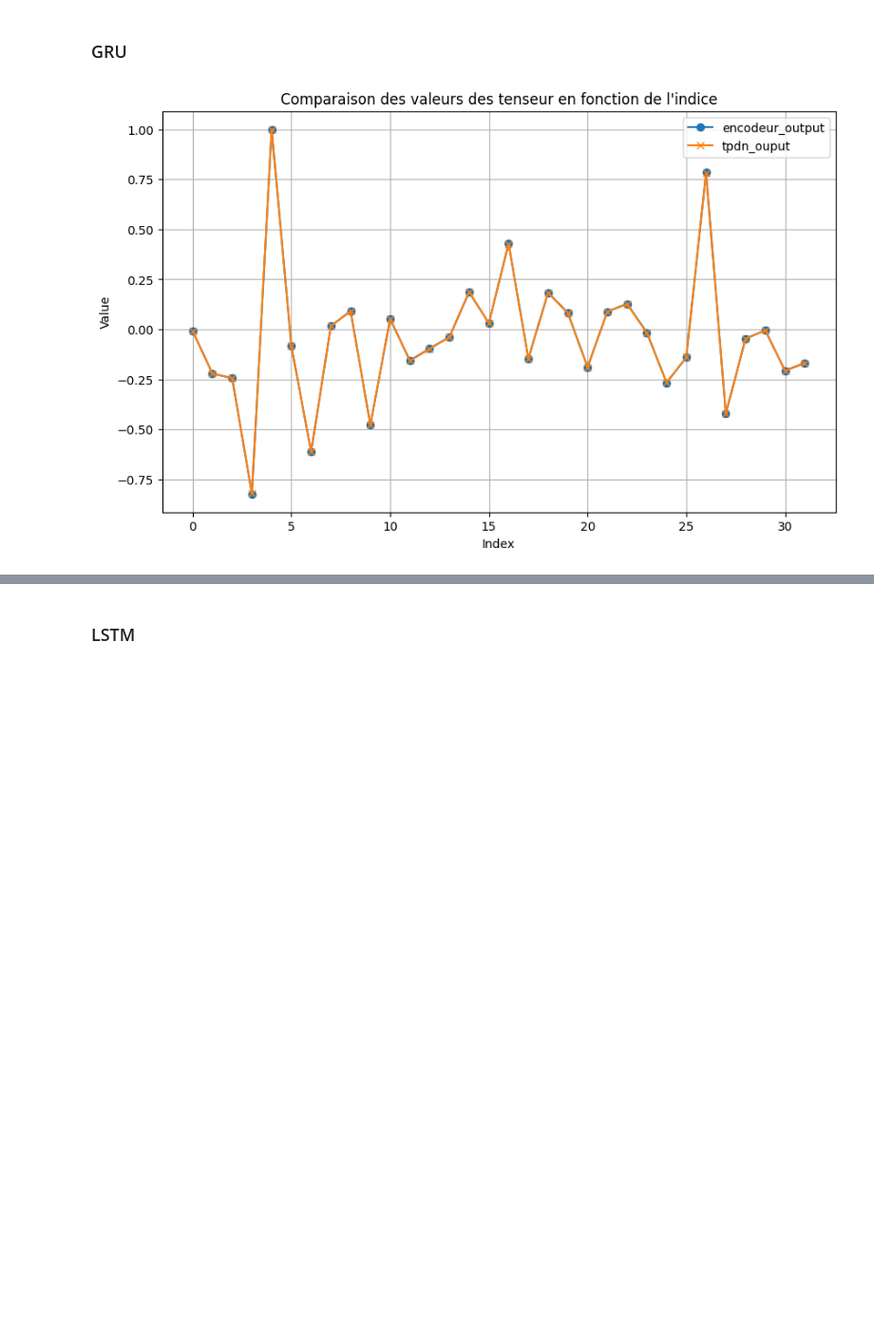
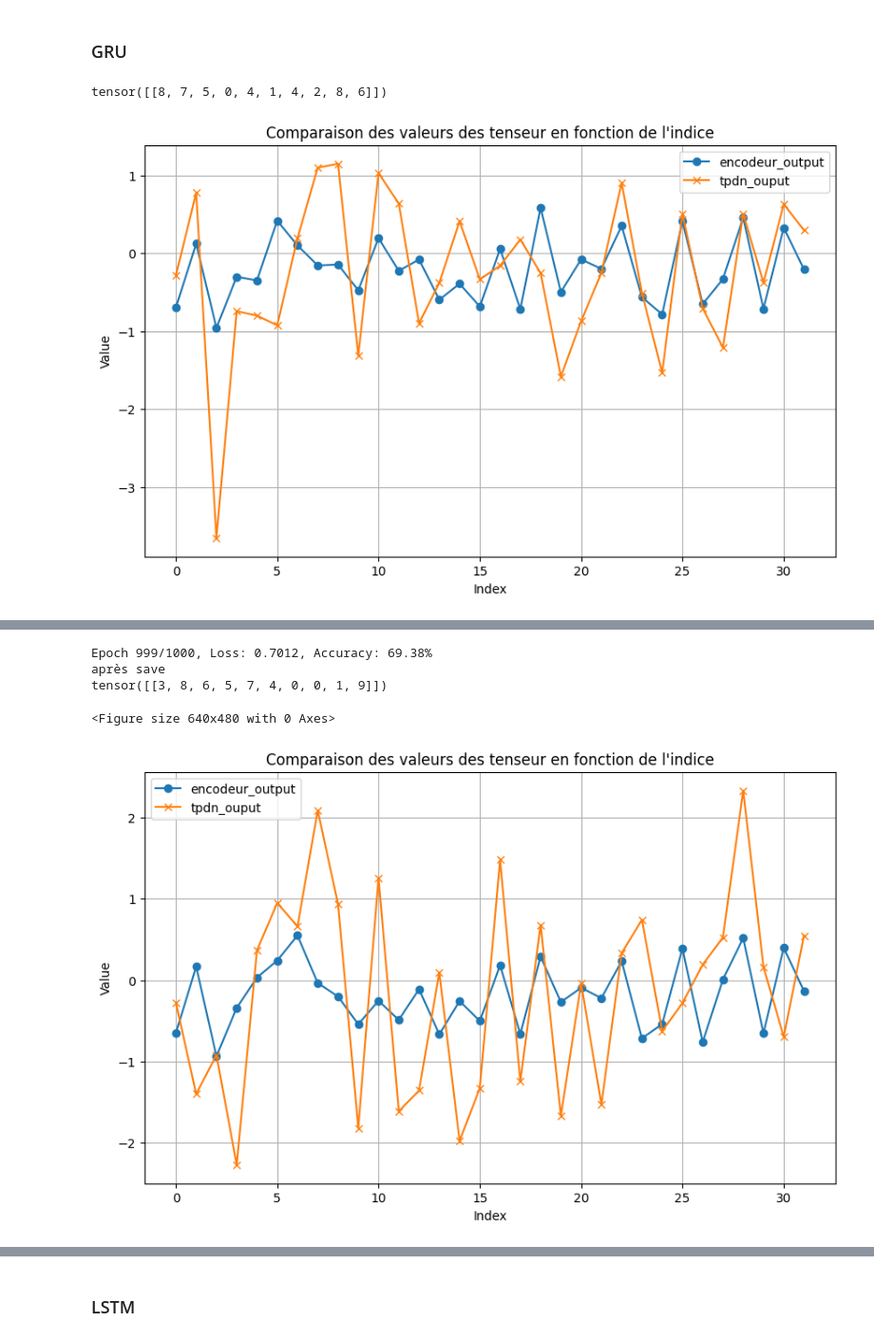
Before and after one commit to baptxste/projet_3A, a Jupyter notebook: partie1.ipynb, the cells around one changed output, grey strips where cells are left out. Shown at 95% size. Cells and saved outputs as stored; diff of their text form; code cells hidden in the pictures; blank space fills up the shorter version.

Commit message:
re train and save correctly part 1

```diff
--- a/partie1.ipynb
+++ b/partie1.ipynb
@@ -34,11 +37,12 @@ output_size = 10
 
 batch_size = 16
 seq_len = 10
-epochs = 100000
+epochs = 10000
 learning_rate = 0.001
 
 encoder = GRUEncoder(input_size, emb_size, hidden_size)
 decoder = GRUDecoder(emb_size, hidden_size, output_size)
+# decoder = torch.load("./models/gru_dec.pth")
 
 criterion = nn.CrossEntropyLoss()  # CrossEntropyLoss mieux adapté pour des classes discrètes
 optimizer = optim.Adam(list(encoder.parameters()) + list(decoder.parameters()), lr=learning_rate)
@@ -61,8 +65,13 @@ for epoch in range(epochs):
     if (epoch + 1) % 10 == 0:
         print(f"Epoch [{epoch + 1}/{epochs}], Loss: {loss.item():.4f}, Accuracy: {accuracy:.2f}%")
 
+# print("Entraînement terminé")
+# torch.save(encoder.state_dict(), "./models/gru_enc.pth")
+# torch.save(decoder.state_dict(), "./models/gru_dec.pth")
+# print("Poids des modèles sauvegardés.")
 print("Entraînement terminé")
-torch.save(encoder.state_dict(), "./models/gru_enc.pth")
-torch.save(decoder.state_dict(), "./models/gru_dec.pth")
+torch.save(encoder, "./models/gru_enc.pth")
+
+torch.save(decoder, "./models/gru_dec.pth")
 print("Poids des modèles sauvegardés.")
 # %% [output]
@@ -156,17 +165,17 @@ output_size = 10
 
 batch_size = 1
 seq_len = 10
-epochs = 30000
+epochs = 1000
 learning_rate = 0.001
 seq_len_tensor = torch.tensor([seq_len])
 
-encoder = GRUEncoder(input_size, emb_size, hidden_size)
-encoder.load_state_dict(torch.load("./models/gru_enc.pth"))
-
+# encoder = GRUEncoder(input_size, emb_size, hidden_size)
+# encoder.load_state_dict(torch.load("./models/gru_enc.pth"))
+encoder = torch.load("./models/gru_enc.pth")
 tpdnencoder = TensorProductEncoder(n_roles=seq_len, n_fillers=seq_len, filler_dim=hidden_size, role_dim=hidden_size, hidden_size=hidden_size)
 
-decoder = GRUDecoder(emb_size, hidden_size, output_size)
-decoder.load_state_dict(torch.load("./models/gru_dec.pth"))
+# decoder = GRUDecoder(emb_size, hidden_size, output_size)
+# decoder.load_state_dict(torch.load("./models/gru_dec.pth"))
 
 def generate_data(batch_size, seq_len, input_size):
     data = torch.randint(0, input_size, (batch_size, seq_len))  # fillers
@@ -176,37 +185,43 @@ def generate_data(batch_size, seq_len, input_size):
 
 
 criterion = nn.MSELoss()
 optimizer = optim.Adam(list(encoder.parameters()) + list(tpdnencoder.parameters()), lr=learning_rate)
 
 
 for epoch in range(epochs):
     encoder.eval()
     tpdnencoder.train()
 
     data, roles = generate_data(batch_size, seq_len, input_size)
 
     encoder_output = encoder(data).squeeze(0)
     tpdn_output = tpdnencoder(data, roles)
     # reconstructed_x = decoder(tpdn_output.unsqueeze(0), seq_len_tensor)
-
     loss = criterion(encoder_output, tpdn_output.unsqueeze(0))
 
     # accuracy = precision(reconstructed_x, data)
     # print(accuracy)
-
-
     optimizer.zero_grad()
     loss.backward()
     optimizer.step()
 
-
-
         # print( f"encodeur : {encoder_output}")
 
         # print( f"tpdn  : {tpdn_output}")
+print(data)
 plot_tensors(encoder_output, tpdn_output, labels = ("encodeur_output","tpdn_ouput"))
 print(f"Epoch {epoch}/{epochs}, Loss: {loss.item():.4f}, Accuracy: {accuracy:.2f}%")
 
-torch.save(tpdnencoder.state_dict(), "./models/tpdn_gru.pth")
+# torch.save(tpdnencoder.state_dict(), "./models/tpdn_gru.pth")
+torch.save(tpdnencoder,'test.pth')
+plt.clf()
+print("après save ")
+
+data2, roles2 = generate_data(batch_size, seq_len, input_size)
+encoder_output2 = encoder(data2).squeeze(0)
+tpdn_output2 = tpdnencoder(data2, roles2)
+print(data2)
+plot_tensors(encoder_output2, tpdn_output2, labels = ("encodeur_output","tpdn_ouput"))
 # %% [output]
+tensor([[8, 7, 5, 0, 4, 1, 4, 2, 8, 6]])
-[figure, old version]
+[figure, new version]
@@ -213,0 +228,5 @@ Epoch 29999/30000, Loss: 0.0000, Accuracy: 10.00%
+Epoch 999/1000, Loss: 0.7012, Accuracy: 69.38%
+après save
+tensor([[3, 8, 6, 5, 7, 4, 0, 0, 1, 9]])
+<Figure size 640x480 with 0 Axes>
+[figure, added]
```
Also changed, not shown: parts of 6 cells of this notebook, 9 other files.
